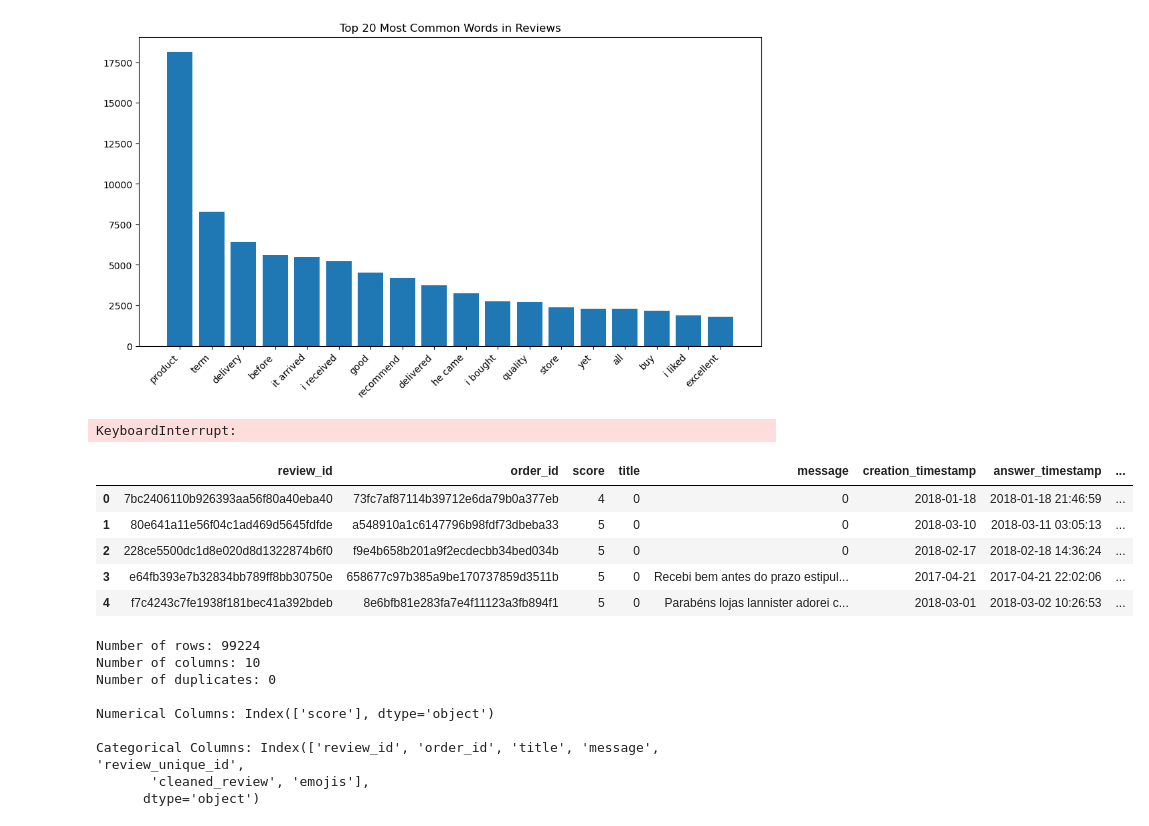
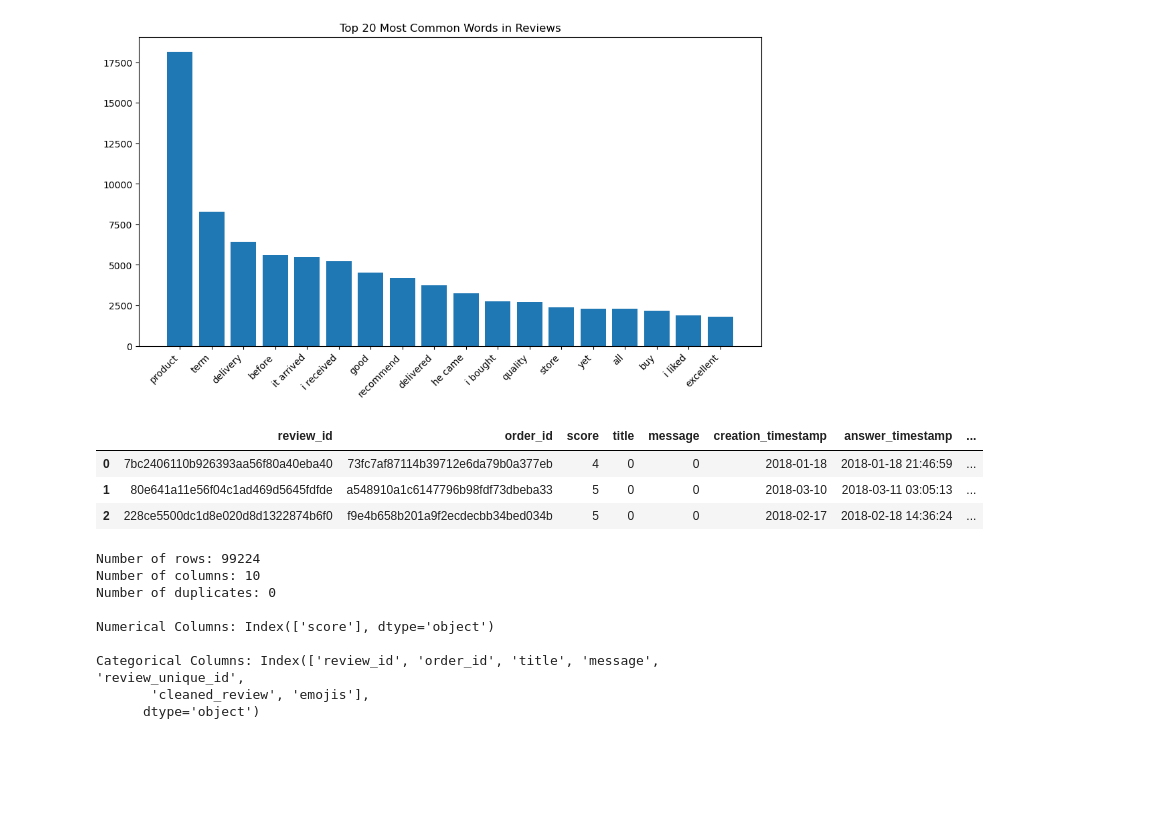
Before and after one commit to RosaEvasari/e-commerce-analysis, a Jupyter notebook: notebooks/draft_notebooks/notebook_sentiment.ipynb, the cells around one changed output. Drawn from its saved outputs; the diff is of its cells as text; code cells hidden in the pictures; blank space fills up the shorter version.

```diff
--- a/notebooks/draft_notebooks/notebook_sentiment.ipynb
+++ b/notebooks/draft_notebooks/notebook_sentiment.ipynb
@@ -84,21 +84,17 @@ plt.show()
 # %% [output]
 [figure]
 # %%
-tqdm.pandas()
+# tqdm.pandas()
 
-df_reviews['sentiment_score'] = df_reviews['cleaned_review'].apply(get_sentiment)
-df_reviews['sentiment'] = df_reviews['sentiment_score'].apply(lambda x: 'Positive' if x > 0 else ('Negative' if x < 0 else 'Neutral')) # forced to stop after 110 minutes
+# df_reviews['sentiment_score'] = df_reviews['cleaned_review'].apply(get_sentiment)
+# df_reviews['sentiment'] = df_reviews['sentiment_score'].apply(lambda x: 'Positive' if x > 0 else ('Negative' if x < 0 else 'Neutral')) # forced to stop after 110 minutes
-# %% [output]
-KeyboardInterrupt:
 # %%
-df_reviews.head()
+df_reviews.head(3)
 # %% [output]
 |  | review_id | order_id | score | title | message | creation_timestamp | answer_timestamp | ... |
 | 0 | 7bc2406110b926393aa56f80a40eba40 | 73fc7af87114b39712e6da79b0a377eb | 4 | 0 | 0 | 2018-01-18 | 2018-01-18 21:46:59 | ... |
 | 1 | 80e641a11e56f04c1ad469d5645fdfde | a548910a1c6147796b98fdf73dbeba33 | 5 | 0 | 0 | 2018-03-10 | 2018-03-11 03:05:13 | ... |
 | 2 | 228ce5500dc1d8e020d8d1322874b6f0 | f9e4b658b201a9f2ecdecbb34bed034b | 5 | 0 | 0 | 2018-02-17 | 2018-02-18 14:36:24 | ... |
-| 3 | e64fb393e7b32834bb789ff8bb30750e | 658677c97b385a9be170737859d3511b | 5 | 0 | Recebi bem antes do prazo estipul... | 2017-04-21 | 2017-04-21 22:02:06 | ... |
-| 4 | f7c4243c7fe1938f181bec41a392bdeb | 8e6bfb81e283fa7e4f11123a3fb894f1 | 5 | 0 | Parabéns lojas lannister adorei c... | 2018-03-01 | 2018-03-02 10:26:53 | ... |
 # %%
 data_exploration(df_reviews)
 # %% [output]
```
Also changed, not shown: parts of 70 cells of this notebook, 28 other files.
